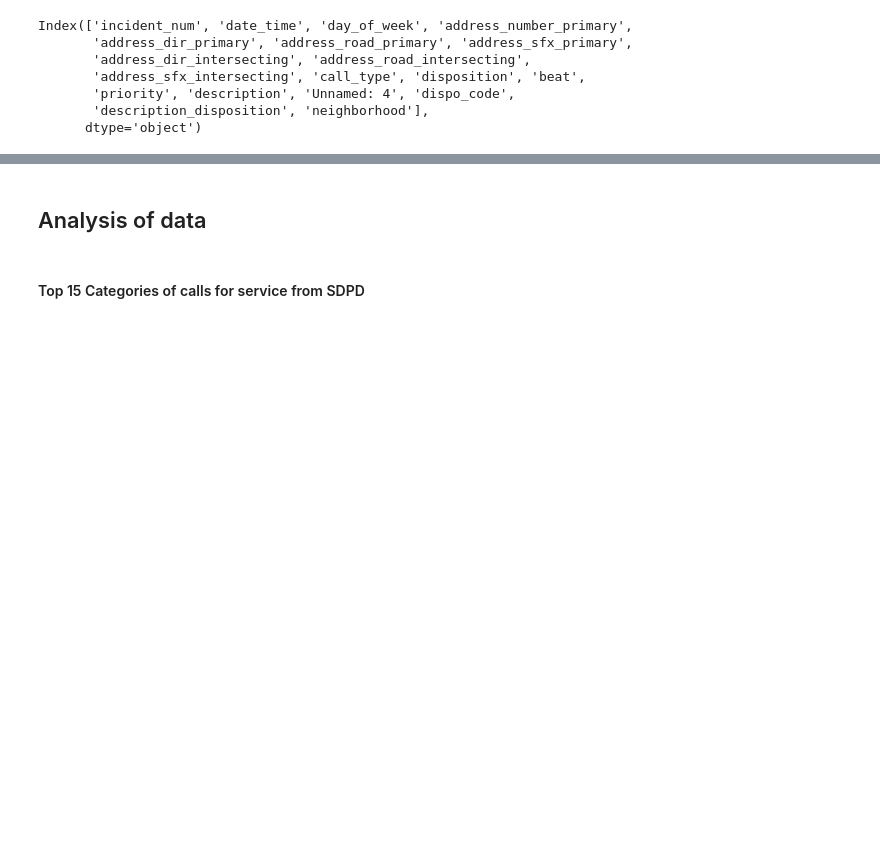
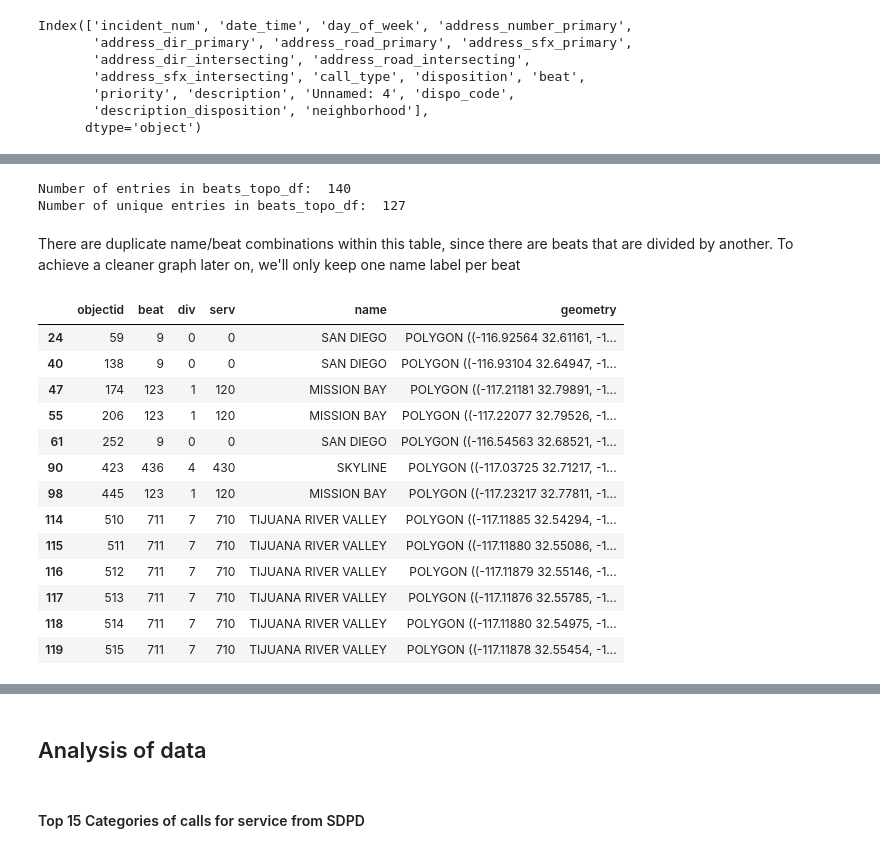
Before and after one commit to kodingkirby/sd-police-dataset, a Jupyter notebook: notebook.ipynb, the cells around one changed output, grey strips where cells are left out. Drawn from its saved outputs; the diff is of its cells as text; code cells hidden in the pictures; blank space fills up the shorter version.

```diff
--- a/notebook.ipynb
+++ b/notebook.ipynb
@@ -165,0 +239,28 @@ Index(['incident_num', 'date_time', 'day_of_week', 'address_number_primary',
+# %%
+print('Number of entries in beats_topo_df: ', len(beats_topo_df))
+print('Number of unique entries in beats_topo_df: ', len(beats_topo_df['name'].unique()))
+# %% [output]
+Number of entries in beats_topo_df:  140
+Number of unique entries in beats_topo_df:  127
+# %% [markdown]
+There are duplicate name/beat combinations within this table, since there are beats that are divided by another. To achieve a cleaner graph later on, we'll only keep one name label per beat
+# %%
+# Show records with duplicate beat/name entries and remove them
+res = beats_topo_df[beats_topo_df.duplicated('name')]
+beats_topo_df = beats_topo_df.drop_duplicates(subset=['name'])
+res
+# %% [output]
+|  | objectid | beat | div | serv | name | geometry |
+| 24 | 59 | 9 | 0 | 0 | SAN DIEGO | POLYGON ((-116.92564 32.61161, -1... |
+| 40 | 138 | 9 | 0 | 0 | SAN DIEGO | POLYGON ((-116.93104 32.64947, -1... |
+| 47 | 174 | 123 | 1 | 120 | MISSION BAY | POLYGON ((-117.21181 32.79891, -1... |
+| 55 | 206 | 123 | 1 | 120 | MISSION BAY | POLYGON ((-117.22077 32.79526, -1... |
+| 61 | 252 | 9 | 0 | 0 | SAN DIEGO | POLYGON ((-116.54563 32.68521, -1... |
+| 90 | 423 | 436 | 4 | 430 | SKYLINE | POLYGON ((-117.03725 32.71217, -1... |
+| 98 | 445 | 123 | 1 | 120 | MISSION BAY | POLYGON ((-117.23217 32.77811, -1... |
+| 114 | 510 | 711 | 7 | 710 | TIJUANA RIVER VALLEY | POLYGON ((-117.11885 32.54294, -1... |
+| 115 | 511 | 711 | 7 | 710 | TIJUANA RIVER VALLEY | POLYGON ((-117.11880 32.55086, -1... |
+| 116 | 512 | 711 | 7 | 710 | TIJUANA RIVER VALLEY | POLYGON ((-117.11879 32.55146, -1... |
+| 117 | 513 | 711 | 7 | 710 | TIJUANA RIVER VALLEY | POLYGON ((-117.11876 32.55785, -1... |
+| 118 | 514 | 711 | 7 | 710 | TIJUANA RIVER VALLEY | POLYGON ((-117.11880 32.54975, -1... |
+| 119 | 515 | 711 | 7 | 710 | TIJUANA RIVER VALLEY | POLYGON ((-117.11878 32.55454, -1... |
```
Also changed, not shown: parts of 55 cells of this notebook, 5 other files.
